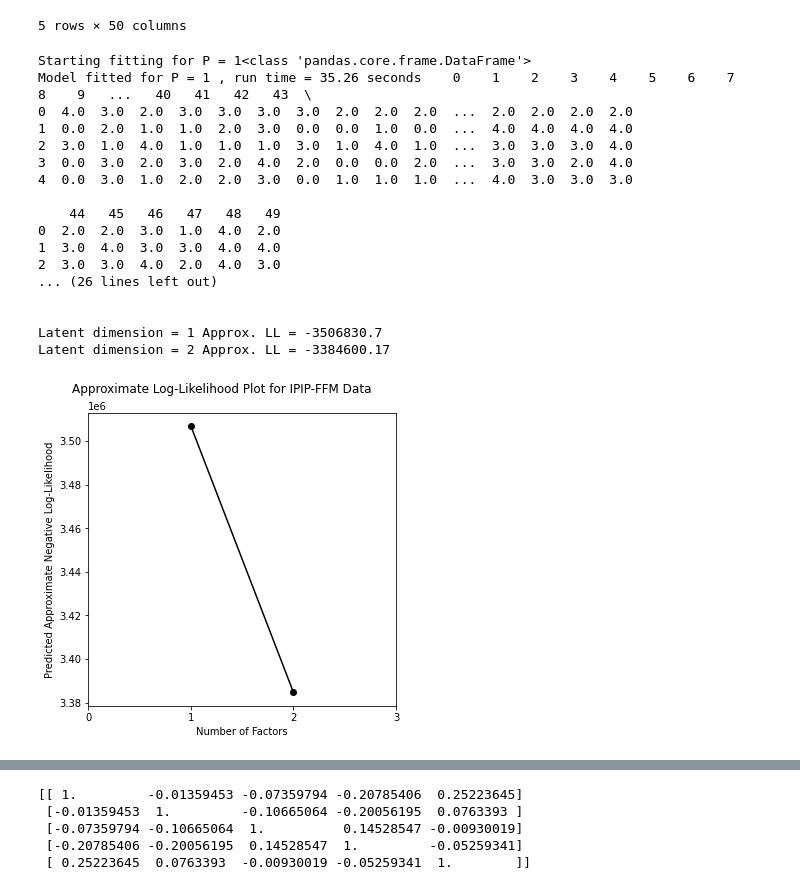
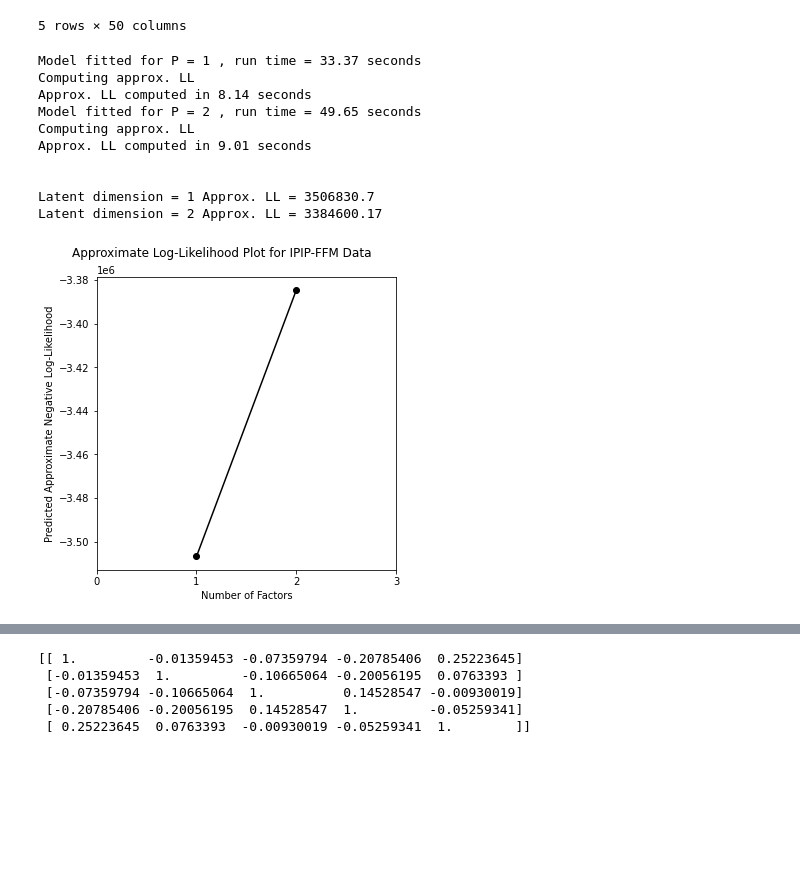
Before and after one commit to cjurban/deepirtools, a Jupyter notebook: runner_SH.ipynb, the cells around one changed output, grey strips where cells are left out. Cells and saved outputs as stored; diff of their text form; code cells hidden in the pictures; blank space fills up the shorter version.

Commit message:
stored computation times

```diff
--- a/runner_SH.ipynb
+++ b/runner_SH.ipynb
@@ -87,34 +87,27 @@ csv_data.head()
 5 rows × 50 columns
 # %%
 # Extract log likelihood
-log_likelihoods = screeplot(latent_dims = [1, 2],
+log_likelihoods, mirtvae_obj = screeplot(latent_dims = [1, 2],
                             csv_data = csv_data,
                             categories = np.tile(np.array([[1,2,3,4,5]]), (csv_data.shape[1], 1)),
                             n_cats = [5] * csv_data.shape[1],
                             device = device,
                             which_split = "full",
                             test_size = .1,
                             iw_samples_bic = 100,
                             title = "Approximate Log-Likelihood Plot for IPIP-FFM Data")
 # %% [output]
-Starting fitting for P = 1<class 'pandas.core.frame.DataFrame'>
-Model fitted for P = 1 , run time = 35.26 seconds    0    1    2    3    4    5    6    7    8    9   ...   40   41   42   43  \
-0  4.0  3.0  2.0  3.0  3.0  3.0  3.0  2.0  2.0  2.0  ...  2.0  2.0  2.0  2.0
-1  0.0  2.0  1.0  1.0  2.0  3.0  0.0  0.0  1.0  0.0  ...  4.0  4.0  4.0  4.0
-2  3.0  1.0  4.0  1.0  1.0  1.0  3.0  1.0  4.0  1.0  ...  3.0  3.0  3.0  4.0
-3  0.0  3.0  2.0  3.0  2.0  4.0  2.0  0.0  0.0  2.0  ...  3.0  3.0  2.0  4.0
-4  0.0  3.0  1.0  2.0  2.0  3.0  0.0  1.0  1.0  1.0  ...  4.0  3.0  3.0  3.0
-
-    44   45   46   47   48   49
-0  2.0  2.0  3.0  1.0  4.0  2.0
-1  3.0  4.0  3.0  3.0  4.0  4.0
-2  3.0  3.0  4.0  2.0  4.0  3.0
-... (26 lines left out)
+Model fitted for P = 1 , run time = 33.37 seconds
+Computing approx. LL
+Approx. LL computed in 8.14 seconds
+Model fitted for P = 2 , run time = 49.65 seconds
+Computing approx. LL
+Approx. LL computed in 9.01 seconds
 
 
-Latent dimension = 1 Approx. LL = -3506830.7
-Latent dimension = 2 Approx. LL = -3384600.17
+Latent dimension = 1 Approx. LL = 3506830.7
+Latent dimension = 2 Approx. LL = 3384600.17
-[figure, old version]
+[figure, new version]
 # %%
 # Set random seeds.
 seed = 1
```
Also changed, not shown: parts of 3 cells of this notebook, 4 other files.
